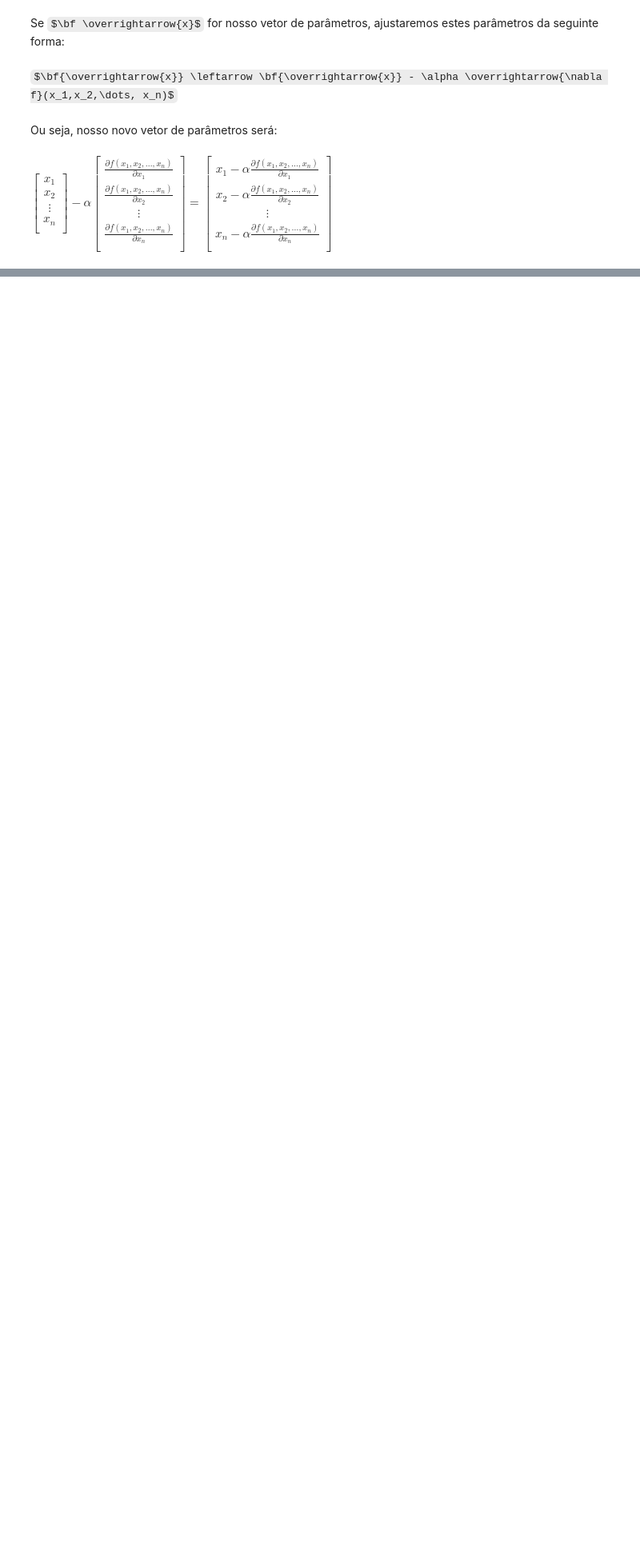
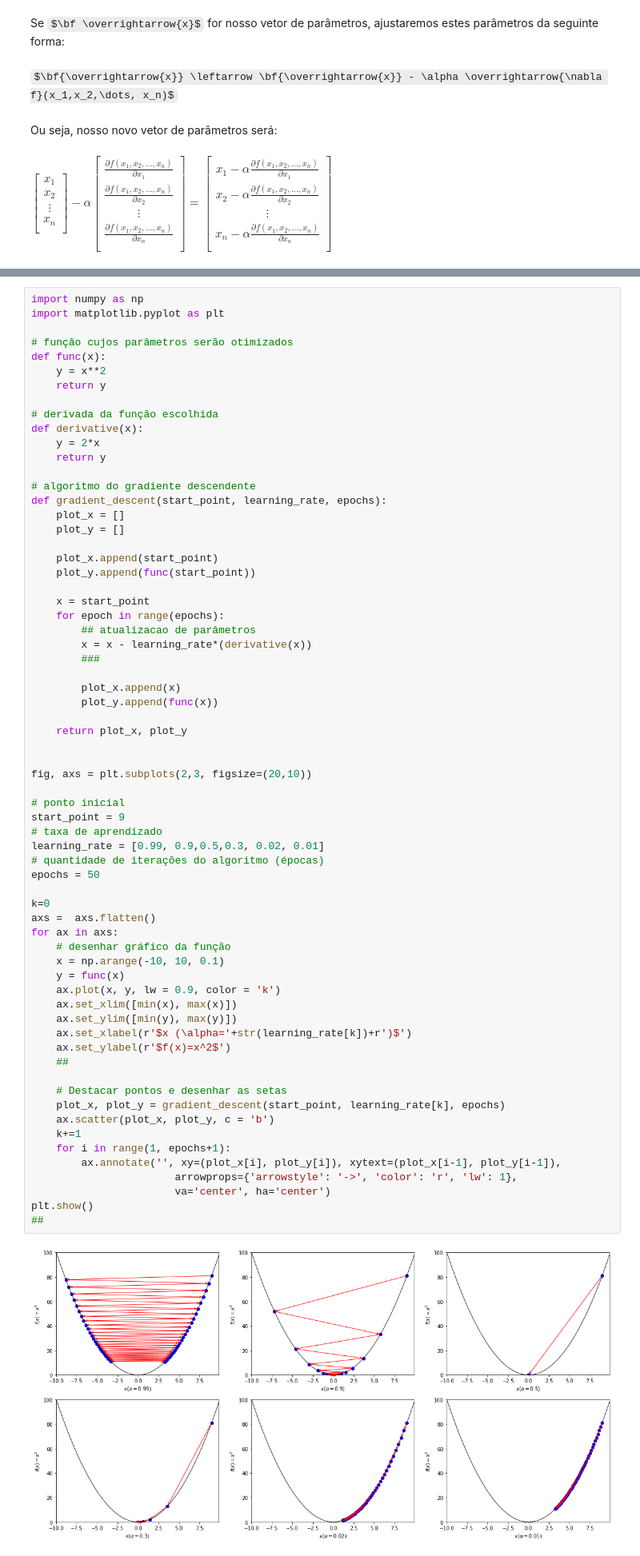
Before and after one commit to roosevelt/learnml, a Jupyter notebook: gradientdescent.ipynb, the cells around one changed output, grey strips where cells are left out. Shown at 80% size. Cells and saved outputs as stored; diff of their text form; some formulas as TeX source; blank space fills up the shorter version.

Commit message:
merged plots content into gradientdescent page

```diff
--- a/gradientdescent.ipynb
+++ b/gradientdescent.ipynb
@@ -137,0 +146,68 @@ Aplicaremos este ajuste iterativamente até atingirmos nosso critério de parada
+# %%
+import numpy as np
+import matplotlib.pyplot as plt
+
+# função cujos parâmetros serão otimizados
+def func(x):
+    y = x**2
+    return y
+
+# derivada da função escolhida
+def derivative(x):
+    y = 2*x
+    return y
+
+# algoritmo do gradiente descendente
+def gradient_descent(start_point, learning_rate, epochs):
+    plot_x = []
+    plot_y = []
+
+    plot_x.append(start_point)
+    plot_y.append(func(start_point))
+
+    x = start_point
+    for epoch in range(epochs):
+        ## atualizacao de parâmetros
+        x = x - learning_rate*(derivative(x))
+        ###
+
+        plot_x.append(x)
+        plot_y.append(func(x))
+
+    return plot_x, plot_y
+
+
+fig, axs = plt.subplots(2,3, figsize=(20,10))
+
+# ponto inicial
+start_point = 9
+# taxa de aprendizado
+learning_rate = [0.99, 0.9,0.5,0.3, 0.02, 0.01]
+# quantidade de iterações do algoritmo (épocas)
+epochs = 50
+
+k=0
+axs =  axs.flatten()
+for ax in axs:
+    # desenhar gráfico da função
+    x = np.arange(-10, 10, 0.1)
+    y = func(x)
+    ax.plot(x, y, lw = 0.9, color = 'k')
+    ax.set_xlim([min(x), max(x)])
+    ax.set_ylim([min(y), max(y)])
+    ax.set_xlabel(r'$x (\alpha='+str(learning_rate[k])+r')$')
+    ax.set_ylabel(r'$f(x)=x^2$')
+    ##
+
+    # Destacar pontos e desenhar as setas
+    plot_x, plot_y = gradient_descent(start_point, learning_rate[k], epochs)
+    ax.scatter(plot_x, plot_y, c = 'b')
+    k+=1
+    for i in range(1, epochs+1):
+        ax.annotate('', xy=(plot_x[i], plot_y[i]), xytext=(plot_x[i-1], plot_y[i-1]),
+                       arrowprops={'arrowstyle': '->', 'color': 'r', 'lw': 1},
+                       va='center', ha='center')
+plt.show()
+##
+# %% [output]
+[figure, added]
```
Also changed, not shown: parts of 8 cells of this notebook, 3 other files.
